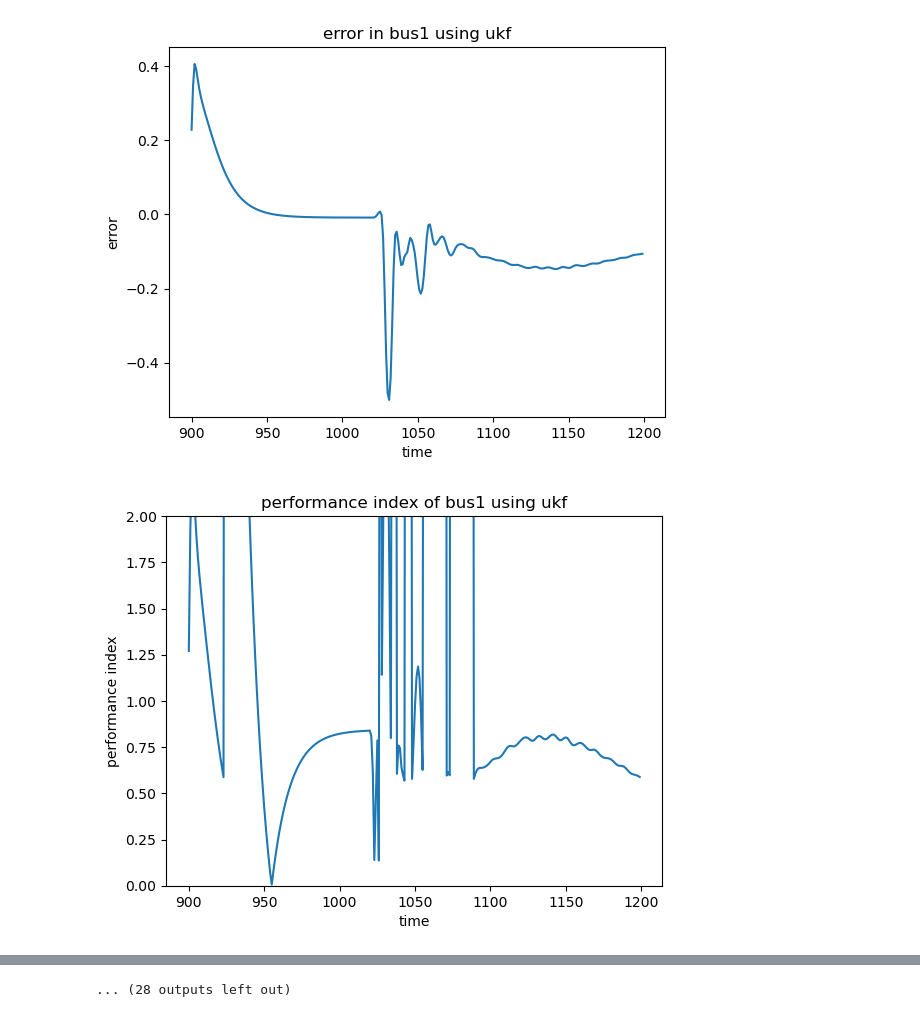
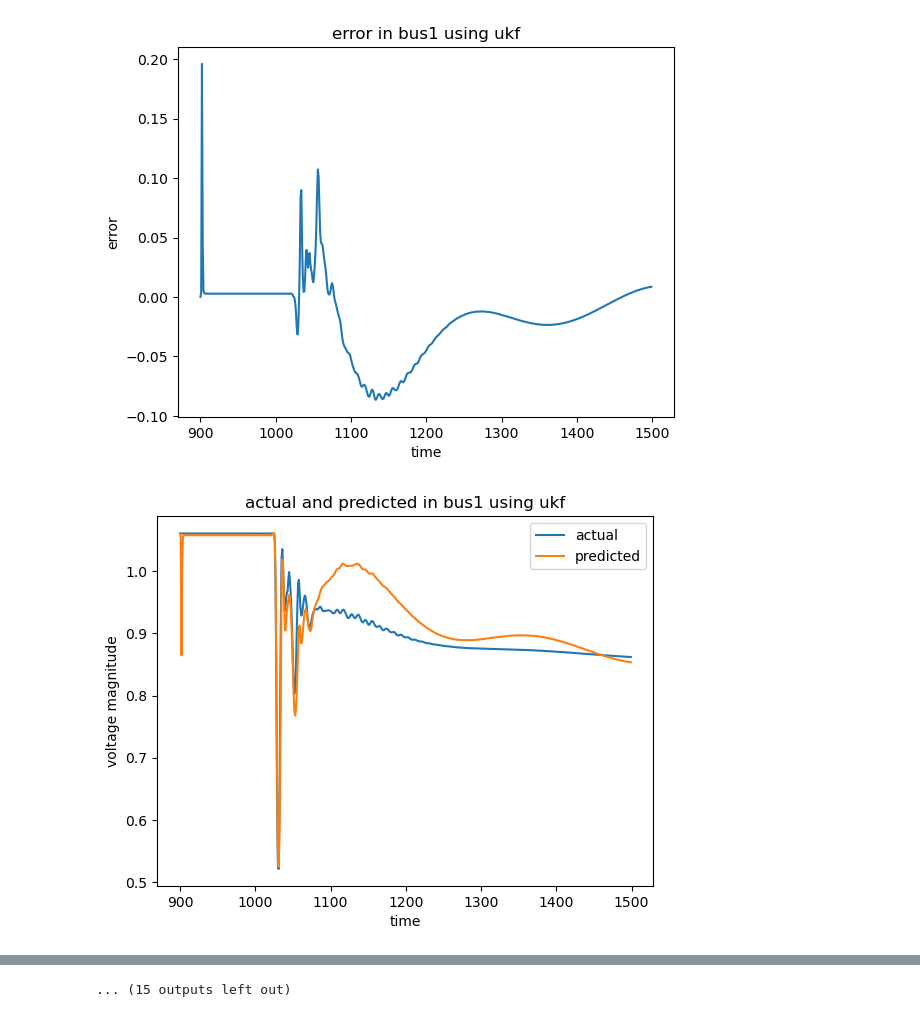
Before and after one commit to ayush-thakur/DSE_IEEE_14_bus, a Jupyter notebook: DSE_UKF_2.ipynb, the cells around one changed output, grey strips where cells are left out. Drawn from its saved outputs; the diff is of its cells as text; code cells hidden in the pictures.

```diff
--- a/DSE_UKF_2.ipynb
+++ b/DSE_UKF_2.ipynb
@@ -36,8 +36,9 @@ def zdatas(i):
 
 
     Pow_i= Pi[i];
+    v1= df[f'Subsystem #1|CTLs|Vars|Vrms_1'][i]/10.38
 
-    zdata14   =  np.mat([[1 , 1  ,  Pow_i[0] , 1 ,   0 ,  9e-4],
+    zdata14   =  np.mat([[1 , 1  ,  v1 , 1 ,   0 ,  9e-4],
              #-----------------------------------#
              #---- Real Power Injection ---------#
              [2 , 2  ,  Pow_i[1] ,  2 ,   0 ,  1e-4],
@@ -457,9 +458,9 @@ kf.x=initial_state
 
 
 
-kf.P = np.eye(dim_x)*1e-4# initial state covariance matrix
-kf.Q = np.eye(dim_x)*1e-8 # process noise covariance matrix
-kf.R =np.eye(dim_z)*1e-7
+kf.P = np.eye(dim_x)*1e-1# initial state covariance matrix
+kf.Q = np.eye(dim_x)*5*1e-6 # process noise covariance matrix
+kf.R =np.eye(dim_z)*5*1e-8
 # for i1 in range(41):
 #     y=zdata[i1,5]
 #     kf.R[i1][i1]=
@@ -477,7 +478,7 @@ for i2 in range(14):
     y_error.append([])
     y_actual.append([])
     y_per_error.append([])
-for i in range (900,1200):
+for i in range (900,1500):
     print(i)
     # h1=Hx(kf.x)
     zdata = zdatas(i)
@@ -501,9 +502,9 @@ for i in range (900,1200):
             if(i1==19):
                 continue
             y_g[i1-13].append(kf.x[i1])
-            diff=(df[f'Subsystem #1|CTLs|Vars|Vrms_{i1-13+1}'][i]/11)-y_g[i1-13][c1]
+            diff=(df[f'Subsystem #1|CTLs|Vars|Vrms_{i1-13+1}'][i]/10.38 )-y_g[i1-13][c1]
             y_error[i1-13].append(diff)
-            y_actual[i1-13].append(df[f'Subsystem #1|CTLs|Vars|Vrms_{i1-13+1}'][i]/11)
+            y_actual[i1-13].append(df[f'Subsystem #1|CTLs|Vars|Vrms_{i1-13+1}'][i]/10.38)
             abs_val=abs(diff)
             abs_val*=100
             if(abs_val>10 or flag):
@@ -542,13 +543,13 @@ for i2 in range(14):
     plot.ylabel('error')
     plot.show()
 
-    plot.plot(x_g,y_per_error[i2],label=f"percentage error")
-    plot.title(f'performance index of bus{i2+1} using ukf')
-    ax=plot.gca()
-    ax.set_ylim(0,2)
-    plot.xlabel('time')
-    plot.ylabel('performance index')
-    plot.show()
+    # plot.plot(x_g,y_per_error[i2],label=f"percentage error")
+    # plot.title(f'performance index of bus{i2+1} using ukf')
+    # ax=plot.gca()
+    # # ax.set_ylim(0,2)
+    # plot.xlabel('time')
+    # plot.ylabel('performance index')
+    # plot.show()
 
 
     plot.plot(x_g,y_actual[i2],label=f"actual")
@@ -598,2 +599,2 @@ for i2 in range(14):
-[figure, old version]
+[figure, new version]
-[figure, old version]
+[figure, new version]
@@ -609 +610 @@ for i2 in range(14):
-... (28 outputs left out)
+... (15 outputs left out)
```
Also changed, not shown: parts of 1 cell of this notebook, 1 other file.
